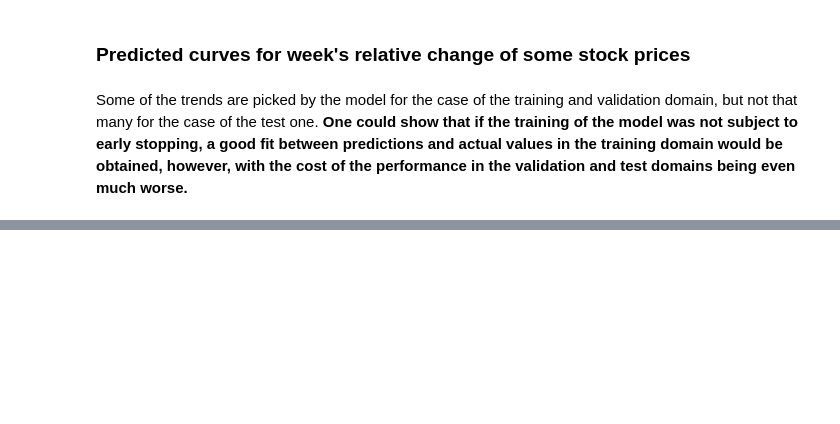
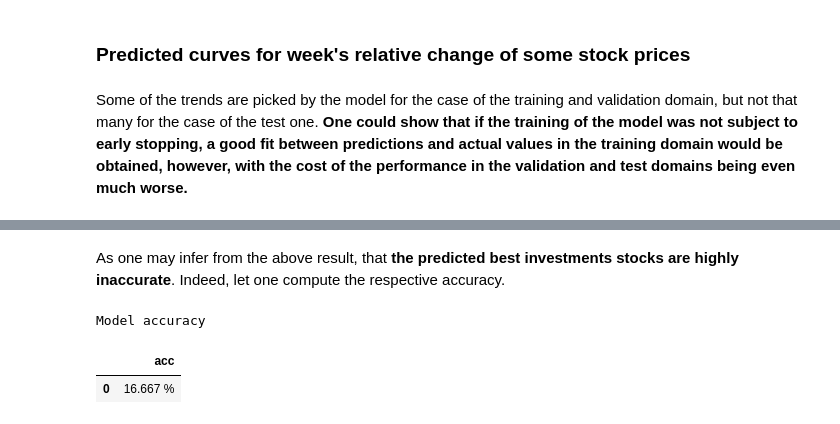
Before and after one commit to eliocpereira95/DSU-Recruitment-Challenges, a Jupyter notebook: submission.ipynb, the cells around one changed output, grey strips where cells are left out. Drawn from its saved outputs; the diff is of its cells as text; code cells hidden in the pictures; blank space fills up the shorter version.

```diff
--- a/submission.ipynb
+++ b/submission.ipynb
@@ -1240,0 +1272,14 @@ In the conclusions, you should enumerate the results you got after completing th
+# %% [markdown]
+As one may infer from the above result, that **the predicted best investments stocks are highly inaccurate**. Indeed, let one compute the respective accuracy.
+# %%
+# Model accuracy [%]
+acc = tf.keras.metrics.Accuracy()(
+    solution["stock_best"],
+    solution["stock_best_pred"]
+).numpy() * 100
+
+display(style_df(df = pd.DataFrame({"acc": f"{acc:.3f} %"}, index=[0]), caption="Model accuracy"))
+# %% [output]
+Model accuracy
+|  | acc |
+| 0 | 16.667 % |
```
Also changed, not shown: parts of 6 cells of this notebook.
